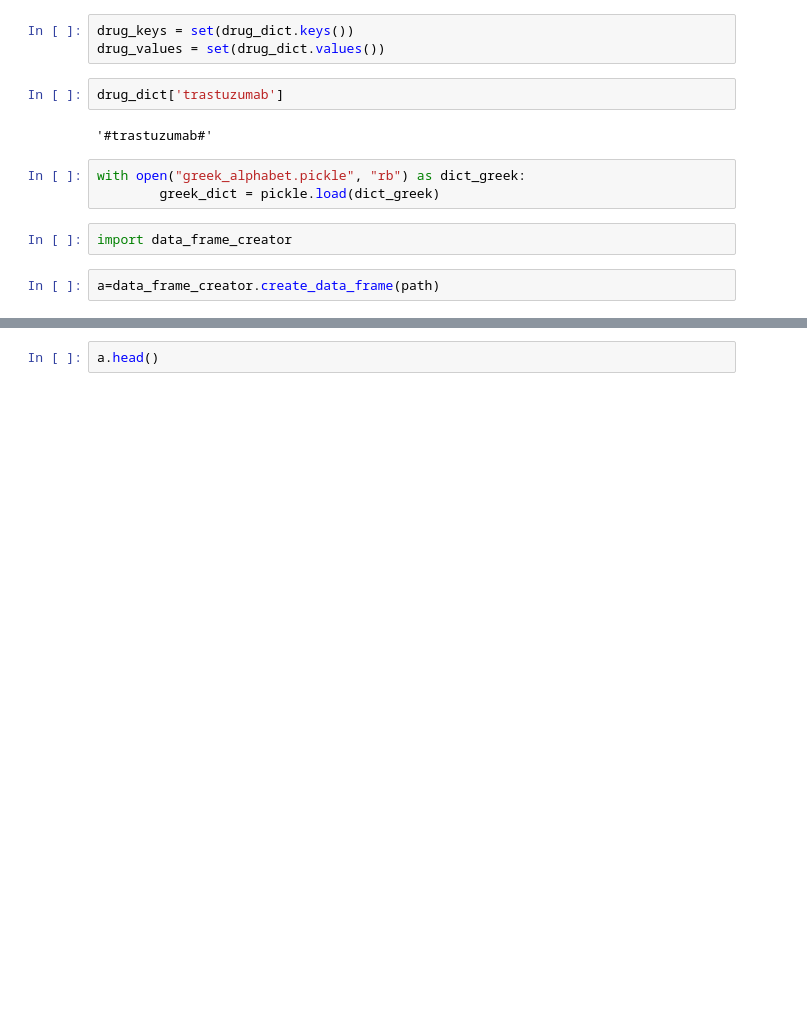
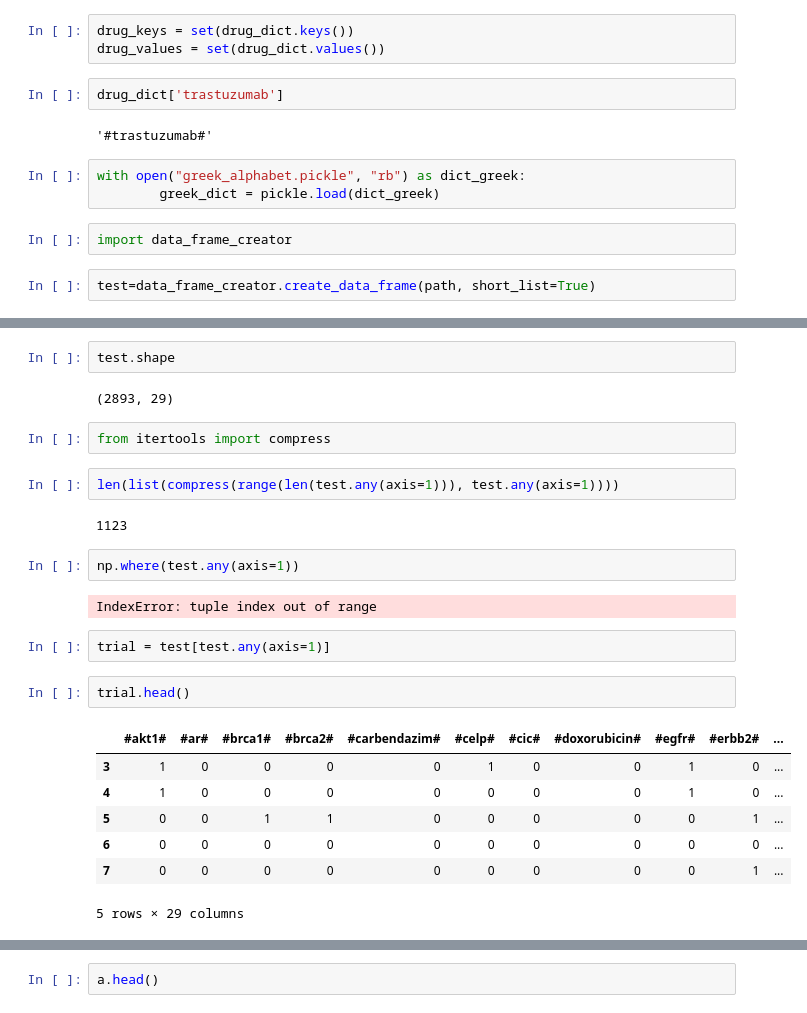
Before and after one commit to ayadlin/Capstone, a Jupyter notebook: Data_Generator.ipynb, the cells around one changed output, grey strips where cells are left out. Saved outputs shown, nothing was run; the diff lists cells and outputs as text; blank space fills up the shorter version.

```diff
--- a/Data_Generator.ipynb
+++ b/Data_Generator.ipynb
@@ -40,4 +40,4 @@ with open("greek_alphabet.pickle", "rb") as dict_greek:
 # %%
 import data_frame_creator
 # %%
-a=data_frame_creator.create_data_frame(path)
+test=data_frame_creator.create_data_frame(path, short_list=True)
@@ -43,0 +57,26 @@ a=data_frame_creator.create_data_frame(path)
+# %%
+test.shape
+# %% [output]
+(2893, 29)
+# %%
+from itertools import compress
+# %%
+len(list(compress(range(len(test.any(axis=1))), test.any(axis=1))))
+# %% [output]
+1123
+# %%
+np.where(test.any(axis=1))
+# %% [output]
+IndexError: tuple index out of range
+# %%
+trial = test[test.any(axis=1)]
+# %%
+trial.head()
+# %% [output]
+|  | #akt1# | #ar# | #brca1# | #brca2# | #carbendazim# | #celp# | #cic# | #doxorubicin# | #egfr# | #erbb2# | ... |
+| 3 | 1 | 0 | 0 | 0 | 0 | 1 | 0 | 0 | 1 | 0 | ... |
+| 4 | 1 | 0 | 0 | 0 | 0 | 0 | 0 | 0 | 1 | 0 | ... |
+| 5 | 0 | 0 | 1 | 1 | 0 | 0 | 0 | 0 | 0 | 1 | ... |
+| 6 | 0 | 0 | 0 | 0 | 0 | 0 | 0 | 0 | 0 | 0 | ... |
+| 7 | 0 | 0 | 0 | 0 | 0 | 0 | 0 | 0 | 0 | 1 | ... |
+5 rows × 29 columns
```
Also changed, not shown: parts of 28 cells of this notebook, 2 other files.
